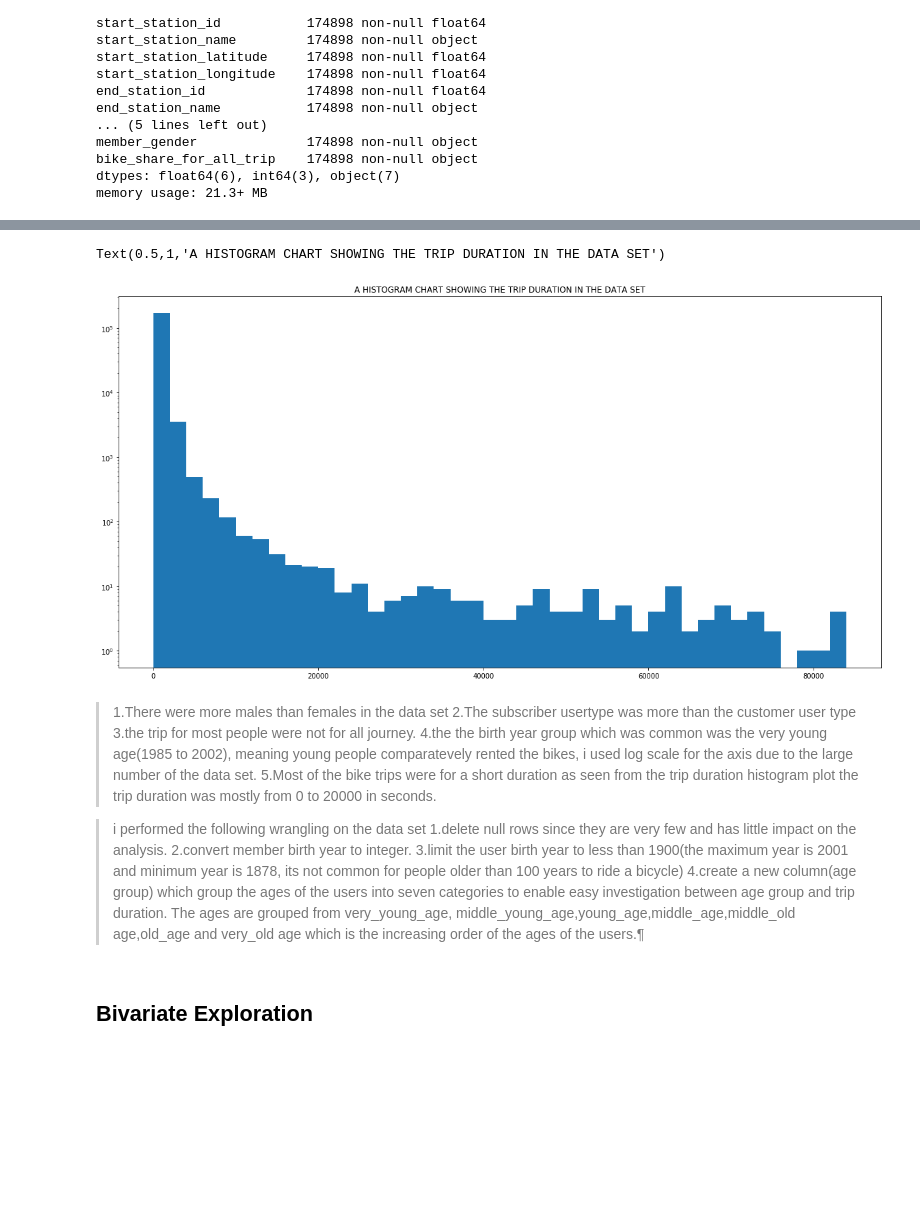
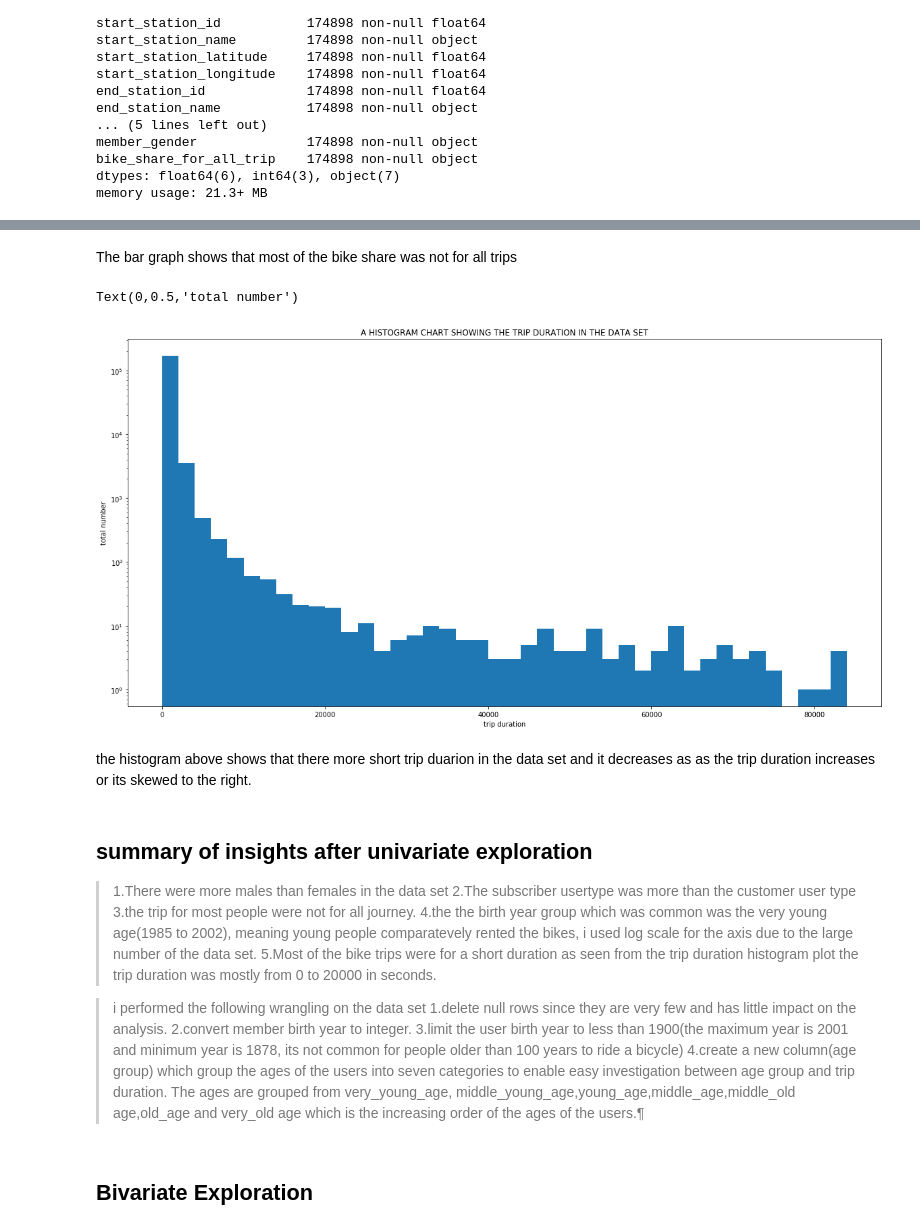
Before and after one commit to richkwame/project3, a Jupyter notebook: Part_I_exploration_template (1).ipynb, the cells around one changed output, grey strips where cells are left out. Drawn from its saved outputs; the diff is of its cells as text; code cells hidden in the pictures; blank space fills up the shorter version.

```diff
--- a/Part_I_exploration_template (1).ipynb
+++ b/Part_I_exploration_template (1).ipynb
@@ -297,3 +234,10 @@ df_list_age
+# %%
+# code to create the birth year inervals
+birth_year_intervals=[1900,1910,1925,1940,1955,1970,1985,2002]
+# code to name the intervals
+interval_name=['very_old_age','old_age','middle_old_age','middle_age','middle_young_age','young_age','very_young_age']
+# code to create age group column
+df['age_group']=pd.cut(df['member_birth_year'],birth_year_intervals,labels=interval_name,right=False)
 # %%
 df
 # %% [output]
@@ -320,2 +261,0 @@ age=df_list_age['age_group']
-# %%
-df=df.join(age)
@@ -372,12 +319,20 @@ Text(0.5,1,'A BAR CHART SHOWING THE  DISTRIBUTION OF AGE GROUP FOR THE DATA SET'
+# %% [markdown]
+The bar graph shows that most of the bike share was not for all trips
 # %%
+# code to histogram of trip duration
 plt.figure(figsize = [20, 10])
 bins = np.arange(0, df['duration_sec'].max()+1000, 2000)
 plt.hist(data = df, x = 'duration_sec', bins = bins,log=True)
 plt.title('A HISTOGRAM CHART SHOWING THE TRIP DURATION IN THE DATA SET')
+plt.xlabel('trip duration')
+plt.ylabel('total number')
 # %% [output]
-Text(0.5,1,'A HISTOGRAM CHART SHOWING THE TRIP DURATION IN THE DATA SET')
+Text(0,0.5,'total number')
-[figure, old version]
+[figure, new version]
+# %% [markdown]
+the histogram above shows that there more short trip duarion in the data set and it decreases as as the trip duration increases or its skewed to the right.
 # %% [markdown]
+## summary of insights after univariate exploration
 > 1.There were more males than females in the data set
 >  2.The subscriber usertype was more than the customer user type
 >  3.the trip for most people were not for all journey.
```
Also changed, not shown: parts of 67 cells of this notebook.
